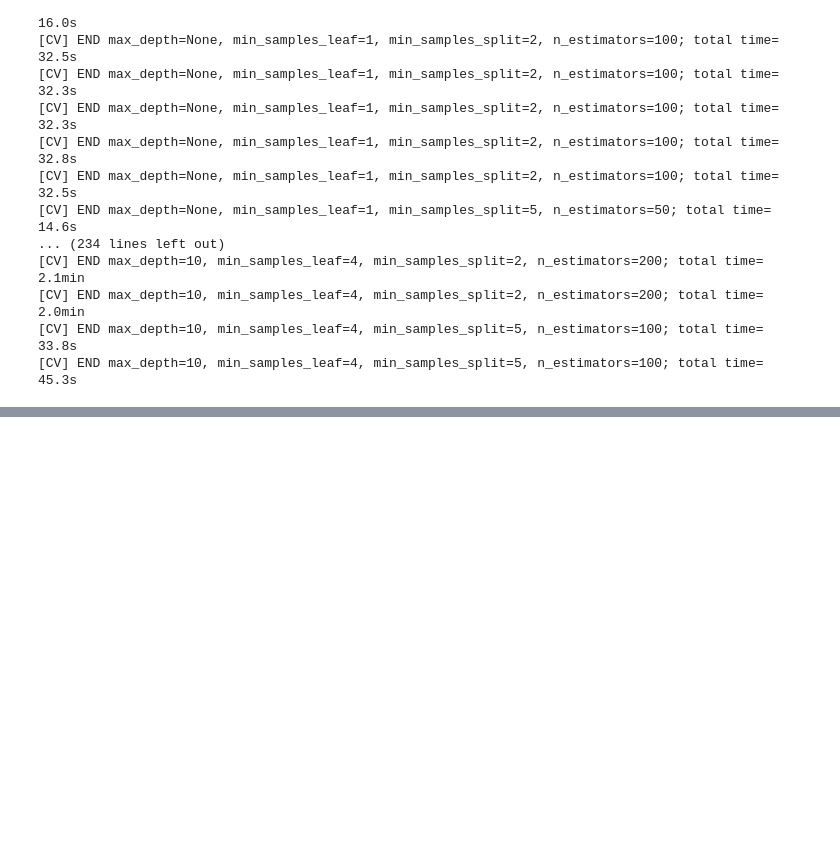
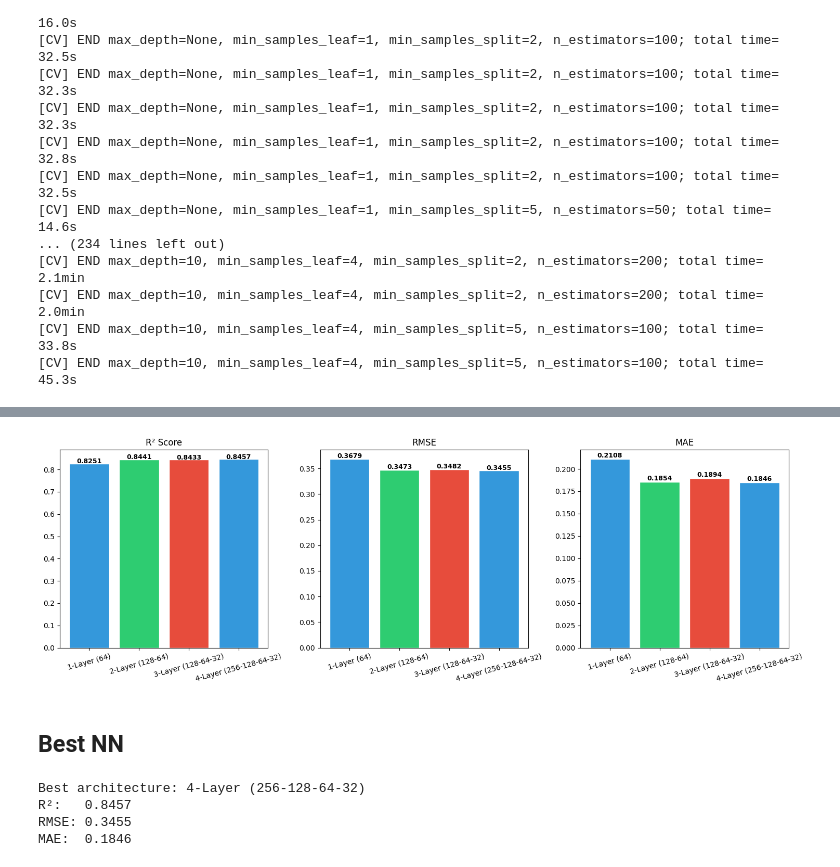
Before and after one commit to HarshitSatish/Predicting-Energy-Savings-in-Low-Income-Residential-Retrofit-Projects, a Jupyter notebook: Model_building.ipynb, the cells around one changed output, grey strips where cells are left out. Saved outputs shown, nothing was run; the diff lists cells and outputs as text; code cells hidden in the pictures; blank space fills up the shorter version.

Commit message:
: Added OLS and Feed Forward Neural Network to model building

```diff
--- a/Model_building.ipynb
+++ b/Model_building.ipynb
@@ -958,0 +1286,5 @@ Fitting 5 folds for each of 108 candidates, totalling 540 fits
+# %%
+device = torch.device('cuda' if torch.cuda.is_available() else
+                       'mps' if torch.backends.mps.is_available() else
+                       'cpu')
+print(f'Using device: {device}')
@@ -958,0 +1318,22 @@ Fitting 5 folds for each of 108 candidates, totalling 540 fits
+# %%
+class FeedForwardNN(nn.Module):
+    def __init__(self, input_dim, hidden_dims, dropout_rate=0.2):
+        super(FeedForwardNN, self).__init__()
+
+        layers = []
+        prev_dim = input_dim
+
+        for hidden_dim in hidden_dims:
+            layers.append(nn.Linear(prev_dim, hidden_dim))
+            layers.append(nn.BatchNorm1d(hidden_dim))
+            layers.append(nn.ReLU())
+            layers.append(nn.Dropout(dropout_rate))
+            prev_dim = hidden_dim
+
+        layers.append(nn.Linear(prev_dim, 1))
+        self.network = nn.Sequential(*layers)
+
+    def forward(self, x):
+        return self.network(x)
+
+print('Model class defined.')
@@ -958,0 +1479,36 @@ Fitting 5 folds for each of 108 candidates, totalling 540 fits
+# %%
+fig, axes = plt.subplots(1, 3, figsize=(15, 5))
+
+names = list(results.keys())
+colors = ['#3498db', '#2ecc71', '#e74c3c']
+
+for ax, metric, title in zip(axes, ['r2', 'rmse', 'mae'], ['R² Score', 'RMSE', 'MAE']):
+    vals = [results[n][metric] for n in names]
+    bars = ax.bar(names, vals, color=colors, edgecolor='white')
+    ax.set_title(title)
+    ax.tick_params(axis='x', rotation=15)
+    for bar, val in zip(bars, vals):
+        ax.text(bar.get_x() + bar.get_width()/2, bar.get_height() + 0.002,
+                f'{val:.4f}', ha='center', fontweight='bold', fontsize=9)
+
+plt.tight_layout()
+plt.show()
+# %% [output]
+[figure, added]
+# %% [markdown]
+## Best NN
+# %%
+best_name = max(results, key=lambda k: results[k]['r2'])
+best = results[best_name]
+best_model = best['model']
+y_pred = best['y_pred']
+
+print(f'Best architecture: {best_name}')
+print(f'R²:   {best["r2"]:.4f}')
+print(f'RMSE: {best["rmse"]:.4f}')
+print(f'MAE:  {best["mae"]:.4f}')
+# %% [output]
+Best architecture: 4-Layer (256-128-64-32)
+R²:   0.8457
+RMSE: 0.3455
+MAE:  0.1846
```
Also changed, not shown: parts of 68 cells of this notebook.
